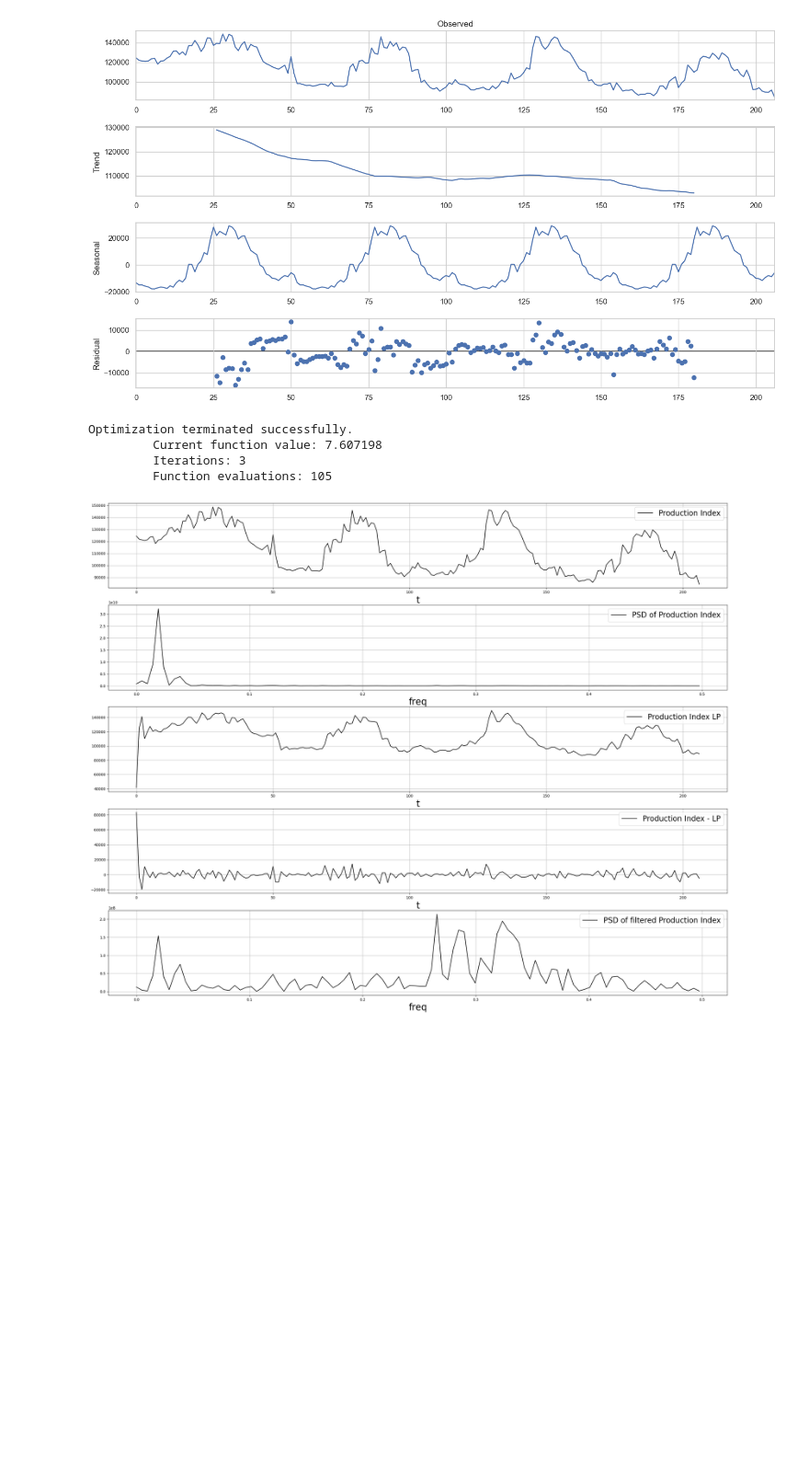
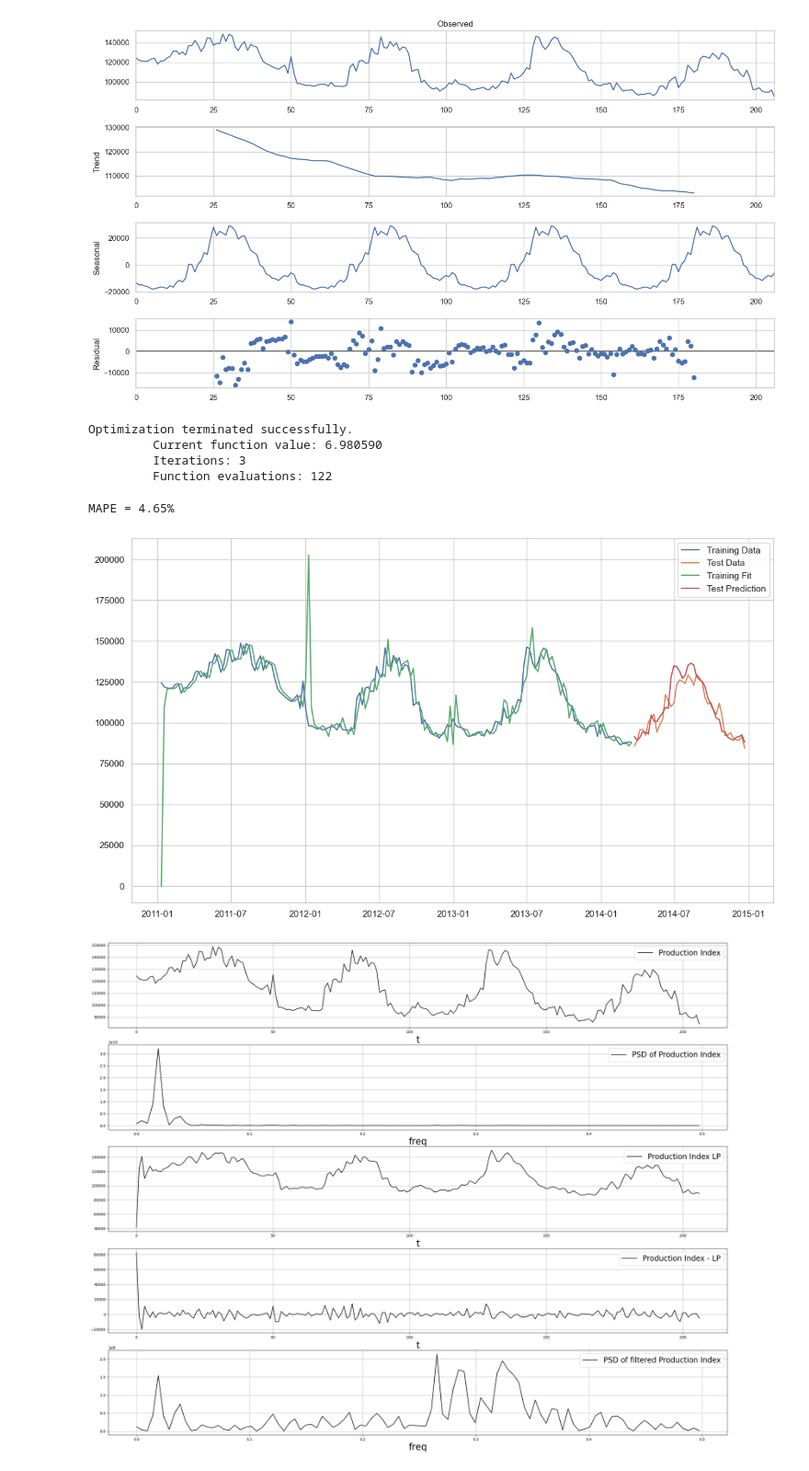
Before and after one commit to kevintaylor99/Forecasting-Project-1, a Jupyter notebook: Model & Analysis/Modeling_Analysis.ipynb, the cells around one changed output. Shown at 92% size. Cells and saved outputs as stored; diff of their text form; code cells hidden in the pictures; blank space fills up the shorter version.

Commit message:
added preprocessing and additional modeling

```diff
--- a/Model & Analysis/Modeling_Analysis.ipynb
+++ b/Model & Analysis/Modeling_Analysis.ipynb
@@ -65,11 +59,17 @@ sarima_model = SARIMAX(
 # %%
-sarima_model = SARIMAX(
-    weekly_overall,
-    order = (0, 1, 1),
-    seasonal_order = (0, 1, 1, 52)).fit(max_iter = 20, method = 'powell')
-res = sarima_model.resid
+train, test, fit, prediction = walk_forward_validation_sarimax(weekly_overall, 40, 0, 1, 1, 0, 1, 1, 52)
 # %% [output]
 Optimization terminated successfully.
-         Current function value: 7.607198
+         Current function value: 6.980590
          Iterations: 3
-         Function evaluations: 105
+         Function evaluations: 122
+# %%
+plt.plot(train, label = 'Training Data')
+plt.plot(test, label = 'Test Data')
+plt.plot(fit, label = 'Training Fit')
+plt.plot(prediction, label = 'Test Prediction')
+plt.legend()
+print("MAPE = {:0.2%}".format(MAPE(test.value.values, prediction.values)))
+# %% [output]
+MAPE = 4.65%
+[figure, added]
```
Also changed, not shown: parts of 5 cells of this notebook, 1 other file.
